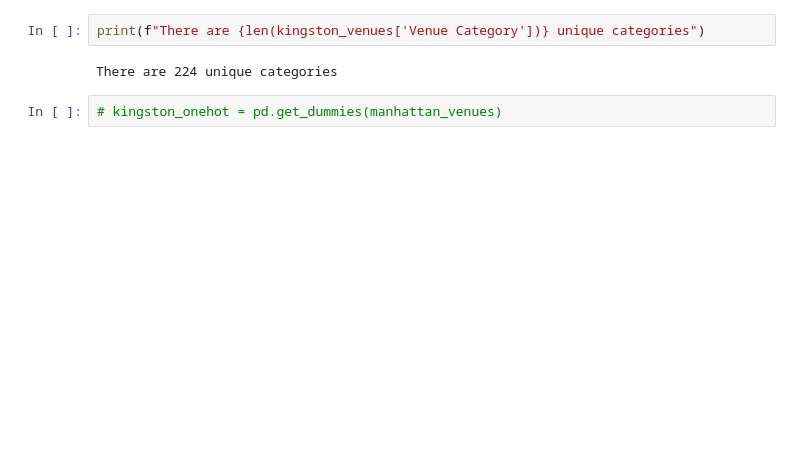
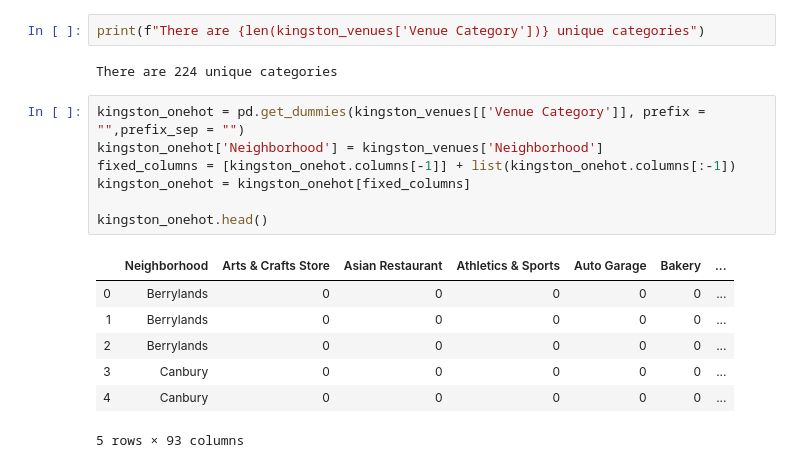
Before and after one commit to pratyushmp/Coursera_Capstone, a Jupyter notebook: The Battle of Neighborhoods/The Battle of Neighborhoods - London Neighborhood Clustering.ipynb, the cells around one changed output. Drawn from its saved outputs; the diff is of its cells as text; blank space fills up the shorter version.

```diff
--- a/The Battle of Neighborhoods/The Battle of Neighborhoods - London Neighborhood Clustering.ipynb
+++ b/The Battle of Neighborhoods/The Battle of Neighborhoods - London Neighborhood Clustering.ipynb
@@ -533,5 +545,18 @@ kingston_venues.groupby('Neighborhood').count()
 print(f"There are {len(kingston_venues['Venue Category'])} unique categories")
 # %% [output]
 There are 224 unique categories
-# %%
-# kingston_onehot = pd.get_dummies(manhattan_venues)
+# %%
+kingston_onehot = pd.get_dummies(kingston_venues[['Venue Category']], prefix = "",prefix_sep = "")
+kingston_onehot['Neighborhood'] = kingston_venues['Neighborhood']
+fixed_columns = [kingston_onehot.columns[-1]] + list(kingston_onehot.columns[:-1])
+kingston_onehot = kingston_onehot[fixed_columns]
+
+kingston_onehot.head()
+# %% [output]
+|  | Neighborhood | Arts & Crafts Store | Asian Restaurant | Athletics & Sports | Auto Garage | Bakery | ... |
+| 0 | Berrylands | 0 | 0 | 0 | 0 | 0 | ... |
+| 1 | Berrylands | 0 | 0 | 0 | 0 | 0 | ... |
+| 2 | Berrylands | 0 | 0 | 0 | 0 | 0 | ... |
+| 3 | Canbury | 0 | 0 | 0 | 0 | 0 | ... |
+| 4 | Canbury | 0 | 0 | 0 | 0 | 0 | ... |
+5 rows × 93 columns
```
Also changed, not shown: parts of 29 cells of this notebook.
